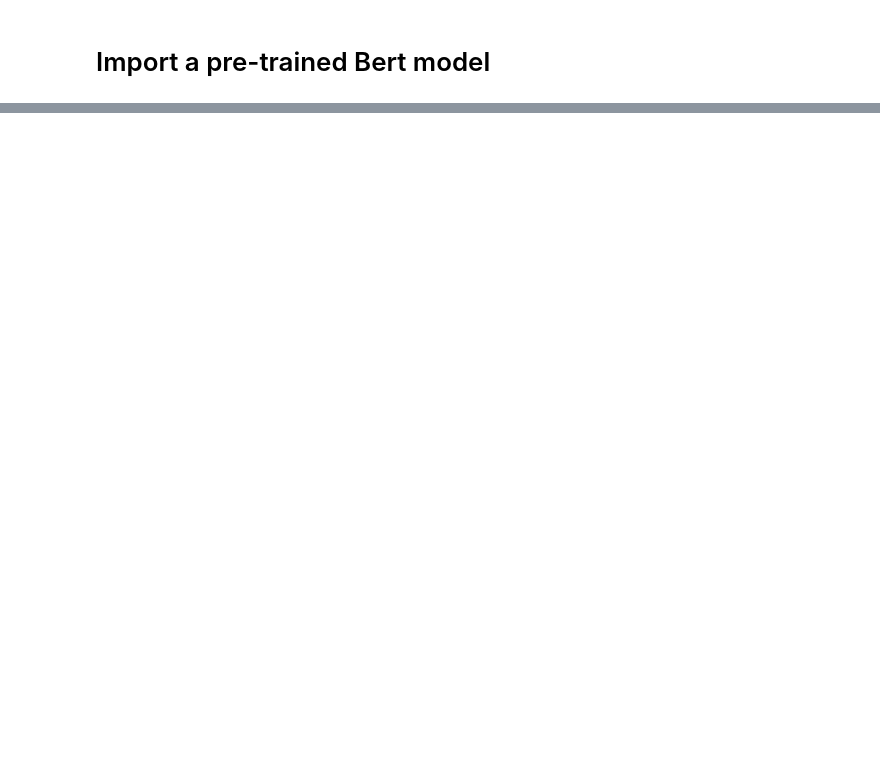
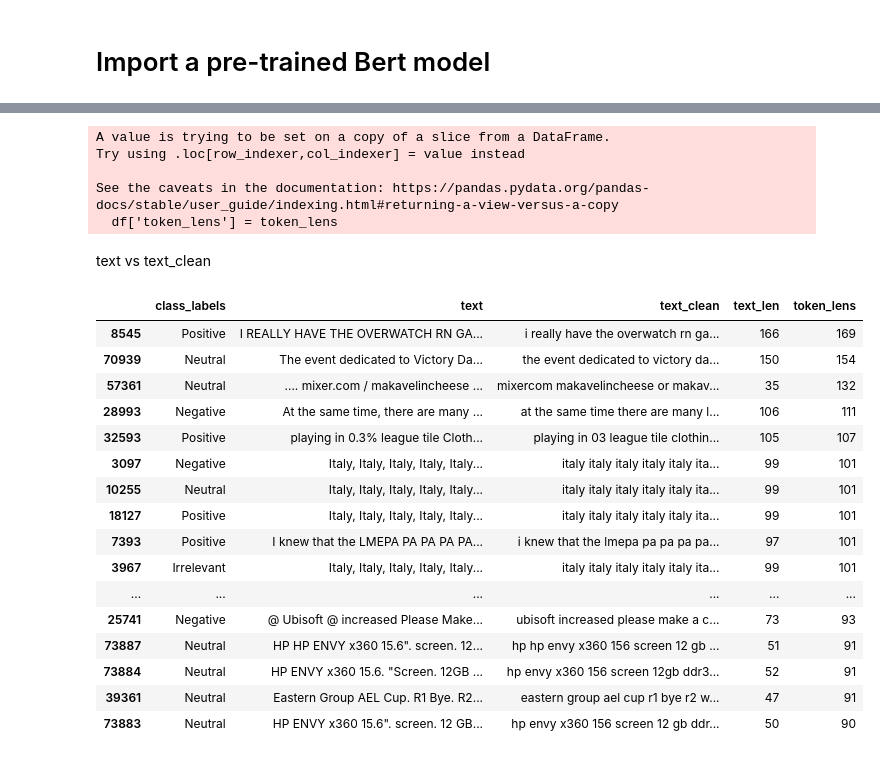
Before and after one commit to gpalaskas/Sentiment-analysis, a Jupyter notebook: sa_twitter.ipynb, the cells around one changed output, grey strips where cells are left out. Drawn from its saved outputs; the diff is of its cells as text; code cells hidden in the pictures; blank space fills up the shorter version.

```diff
--- a/sa_twitter.ipynb
+++ b/sa_twitter.ipynb
@@ -733,0 +1076,2 @@ print(transformers.__version__)
+# %%
+tokenizer = BertTokenizerFast.from_pretrained('bert-base-uncased')
@@ -733,0 +1086,8 @@ print(transformers.__version__)
+# %%
+token_lens = []
+
+for txt in df['text_clean'].values:
+    tokens = tokenizer.encode(txt, max_length=512, truncation=True)
+    token_lens.append(len(tokens))
+
+max_len=np.max(token_lens)
@@ -733,0 +1098,8 @@ print(transformers.__version__)
+# %%
+token_lens = []
+
+for i,txt in enumerate(df['text_clean'].values):
+    tokens = tokenizer.encode(txt, max_length=512, truncation=True)
+    token_lens.append(len(tokens))
+    if len(tokens)>80:
+        print(f"INDEX: {i}, TEXT: {txt}")
@@ -733,0 +1124,31 @@ print(transformers.__version__)
+# %%
+df['token_lens'] = token_lens
+# %% [output]
+A value is trying to be set on a copy of a slice from a DataFrame.
+Try using .loc[row_indexer,col_indexer] = value instead
+
+See the caveats in the documentation: https://pandas.pydata.org/pandas-docs/stable/user_guide/indexing.html#returning-a-view-versus-a-copy
+  df['token_lens'] = token_lens
+# %% [markdown]
+text vs text_clean
+# %%
+df = df.sort_values(by='token_lens', ascending=False)
+df.head(20)
+# %% [output]
+|  | class_labels | text | text_clean | text_len | token_lens |
+| 8545 | Positive | I REALLY HAVE THE OVERWATCH RN GA... | i really have the overwatch rn ga... | 166 | 169 |
+| 70939 | Neutral | The event dedicated to Victory Da... | the event dedicated to victory da... | 150 | 154 |
+| 57361 | Neutral | .... mixer.com / makavelincheese ... | mixercom makavelincheese or makav... | 35 | 132 |
+| 28993 | Negative | At the same time, there are many ... | at the same time there are many l... | 106 | 111 |
+| 32593 | Positive | playing in 0.3% league tile Cloth... | playing in 03 league tile clothin... | 105 | 107 |
+| 3097 | Negative | Italy, Italy, Italy, Italy, Italy... | italy italy italy italy italy ita... | 99 | 101 |
+| 10255 | Neutral | Italy, Italy, Italy, Italy, Italy... | italy italy italy italy italy ita... | 99 | 101 |
+| 18127 | Positive | Italy, Italy, Italy, Italy, Italy... | italy italy italy italy italy ita... | 99 | 101 |
+| 7393 | Positive | I knew that the LMEPA PA PA PA PA... | i knew that the lmepa pa pa pa pa... | 97 | 101 |
+| 3967 | Irrelevant | Italy, Italy, Italy, Italy, Italy... | italy italy italy italy italy ita... | 99 | 101 |
+| ... | ... | ... | ... | ... | ... |
+| 25741 | Negative | @ Ubisoft @ increased Please Make... | ubisoft increased please make a c... | 73 | 93 |
+| 73887 | Neutral | HP HP ENVY x360 15.6". screen. 12... | hp hp envy x360 156 screen 12 gb ... | 51 | 91 |
+| 73884 | Neutral | HP ENVY x360 15.6. "Screen. 12GB ... | hp envy x360 156 screen 12gb ddr3... | 52 | 91 |
+| 39361 | Neutral | Eastern Group AEL Cup. R1 Bye. R2... | eastern group ael cup r1 bye r2 w... | 47 | 91 |
+| 73883 | Neutral | HP ENVY x360 15.6". screen. 12 GB... | hp envy x360 156 screen 12 gb ddr... | 50 | 90 |
```
Also changed, not shown: parts of 110 cells of this notebook.
